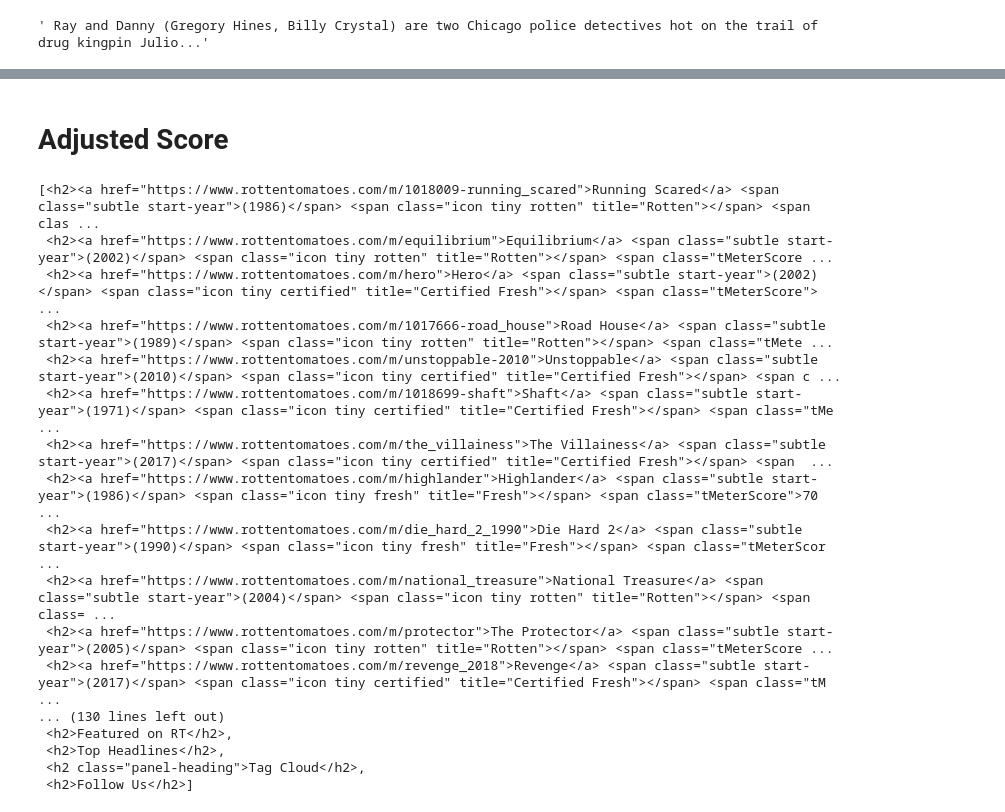
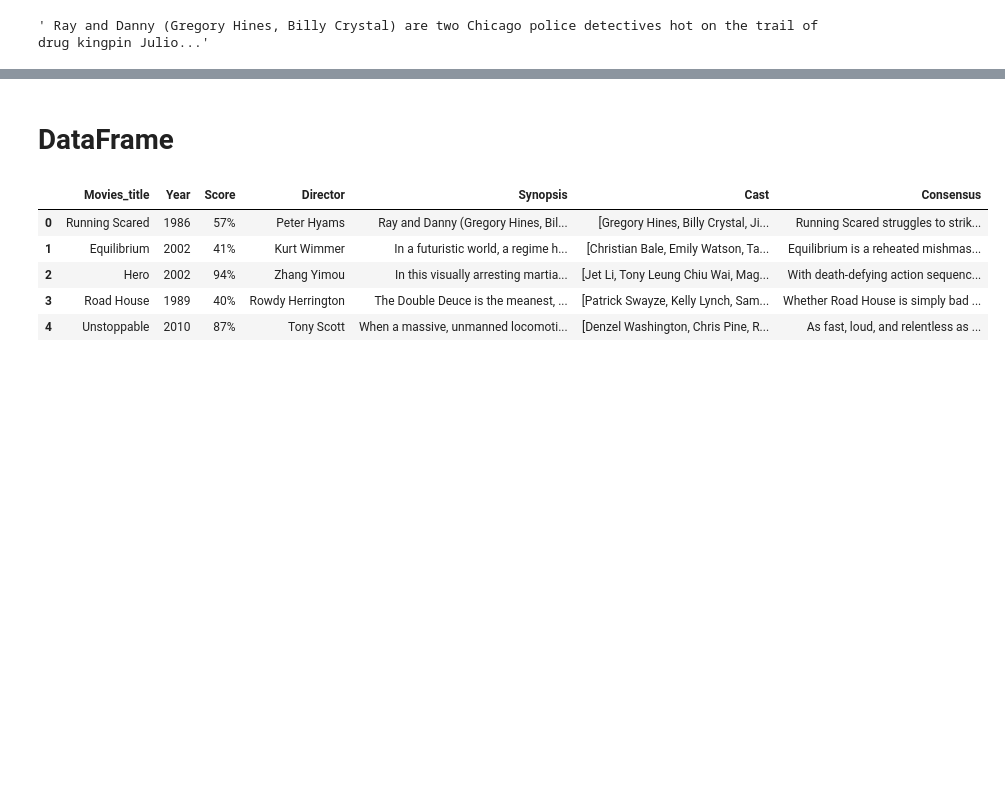
Before and after one commit to Shineuptillast/web_scraping_project, a Jupyter notebook: rotten_.ipynb, the cells around one changed output, grey strips where cells are left out. Drawn from its saved outputs; the diff is of its cells as text; code cells hidden in the pictures; blank space fills up the shorter version.

```diff
--- a/rotten_.ipynb
+++ b/rotten_.ipynb
@@ -517,5 +518,3 @@ synopsis
  'In this sequel set eleven years after "The Terminator," young John Connor (Edward Furlong), the key to civilization\'s victory over...',
  'New York City policeman John McClane (Bruce Willis) is visiting his estranged wife (Bonnie Bedelia) and two daughters on Christmas...',
  'Years after the collapse of civilization, the tyrannical Immortan Joe enslaves apocalypse survivors inside the desert fortress the Citadel. When...']
-# %% [markdown]
-# Adjusted Score
@@ -524,20 +521,2 @@ score_= soup.find_all("h2")
-# %%
-score_
-# %% [output]
-[<h2><a href="https://www.rottentomatoes.com/m/1018009-running_scared">Running Scared</a> <span class="subtle start-year">(1986)</span> <span class="icon tiny rotten" title="Rotten"></span> <span clas ...
- <h2><a href="https://www.rottentomatoes.com/m/equilibrium">Equilibrium</a> <span class="subtle start-year">(2002)</span> <span class="icon tiny rotten" title="Rotten"></span> <span class="tMeterScore ...
- <h2><a href="https://www.rottentomatoes.com/m/hero">Hero</a> <span class="subtle start-year">(2002)</span> <span class="icon tiny certified" title="Certified Fresh"></span> <span class="tMeterScore"> ...
- <h2><a href="https://www.rottentomatoes.com/m/1017666-road_house">Road House</a> <span class="subtle start-year">(1989)</span> <span class="icon tiny rotten" title="Rotten"></span> <span class="tMete ...
- <h2><a href="https://www.rottentomatoes.com/m/unstoppable-2010">Unstoppable</a> <span class="subtle start-year">(2010)</span> <span class="icon tiny certified" title="Certified Fresh"></span> <span c ...
- <h2><a href="https://www.rottentomatoes.com/m/1018699-shaft">Shaft</a> <span class="subtle start-year">(1971)</span> <span class="icon tiny certified" title="Certified Fresh"></span> <span class="tMe ...
- <h2><a href="https://www.rottentomatoes.com/m/the_villainess">The Villainess</a> <span class="subtle start-year">(2017)</span> <span class="icon tiny certified" title="Certified Fresh"></span> <span  ...
- <h2><a href="https://www.rottentomatoes.com/m/highlander">Highlander</a> <span class="subtle start-year">(1986)</span> <span class="icon tiny fresh" title="Fresh"></span> <span class="tMeterScore">70 ...
- <h2><a href="https://www.rottentomatoes.com/m/die_hard_2_1990">Die Hard 2</a> <span class="subtle start-year">(1990)</span> <span class="icon tiny fresh" title="Fresh"></span> <span class="tMeterScor ...
- <h2><a href="https://www.rottentomatoes.com/m/national_treasure">National Treasure</a> <span class="subtle start-year">(2004)</span> <span class="icon tiny rotten" title="Rotten"></span> <span class= ...
- <h2><a href="https://www.rottentomatoes.com/m/protector">The Protector</a> <span class="subtle start-year">(2005)</span> <span class="icon tiny rotten" title="Rotten"></span> <span class="tMeterScore ...
- <h2><a href="https://www.rottentomatoes.com/m/revenge_2018">Revenge</a> <span class="subtle start-year">(2017)</span> <span class="icon tiny certified" title="Certified Fresh"></span> <span class="tM ...
-... (130 lines left out)
- <h2>Featured on RT</h2>,
- <h2>Top Headlines</h2>,
- <h2 class="panel-heading">Tag Cloud</h2>,
- <h2>Follow Us</h2>]
+# %% [markdown]
+# DataFrame
@@ -543,0 +532,9 @@ score_
+# %%
+movies_info.head()
+# %% [output]
+|  | Movies_title | Year | Score | Director | Synopsis | Cast | Consensus |
+| 0 | Running Scared | 1986 | 57% | Peter Hyams | Ray and Danny (Gregory Hines, Bil... | [Gregory Hines, Billy Crystal, Ji... | Running Scared struggles to strik... |
+| 1 | Equilibrium | 2002 | 41% | Kurt Wimmer | In a futuristic world, a regime h... | [Christian Bale, Emily Watson, Ta... | Equilibrium is a reheated mishmas... |
+| 2 | Hero | 2002 | 94% | Zhang Yimou | In this visually arresting martia... | [Jet Li, Tony Leung Chiu Wai, Mag... | With death-defying action sequenc... |
+| 3 | Road House | 1989 | 40% | Rowdy Herrington | The Double Deuce is the meanest, ... | [Patrick Swayze, Kelly Lynch, Sam... | Whether Road House is simply bad ... |
+| 4 | Unstoppable | 2010 | 87% | Tony Scott | When a massive, unmanned locomoti... | [Denzel Washington, Chris Pine, R... | As fast, loud, and relentless as ... |
```
Also changed, not shown: parts of 6 cells of this notebook, 1 other file.
